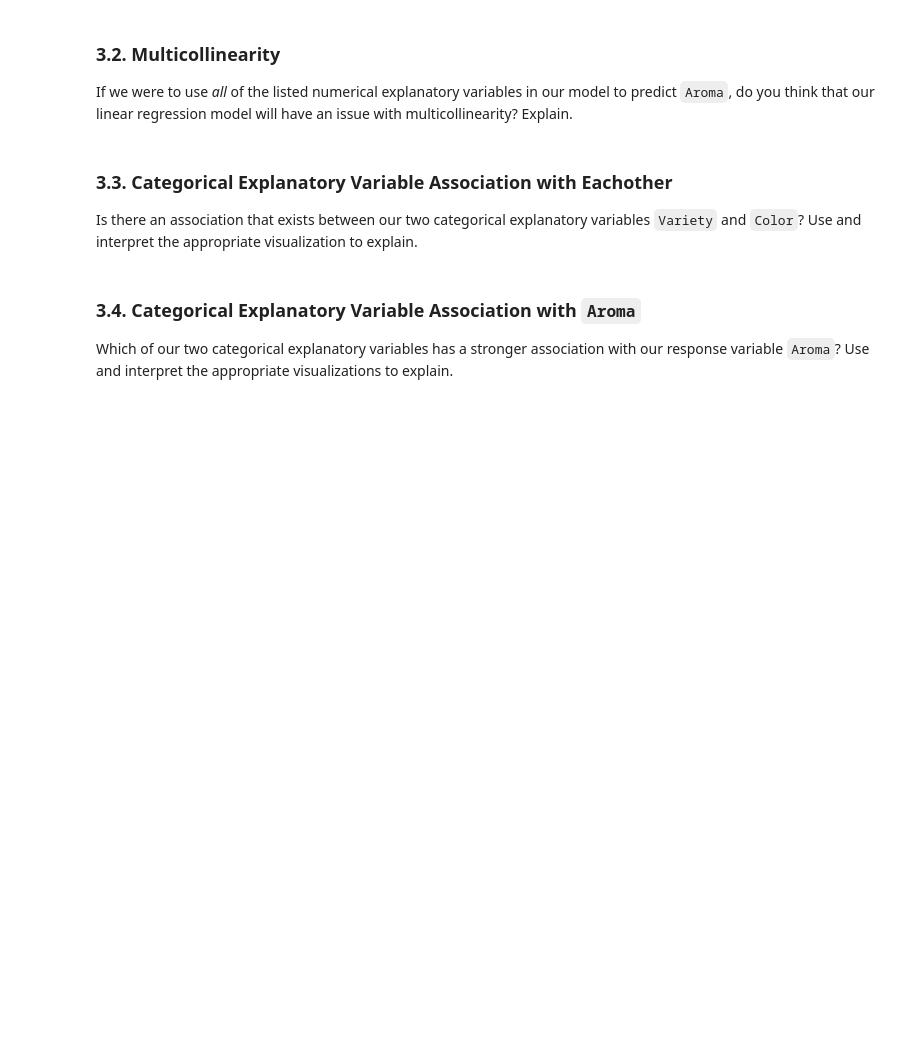
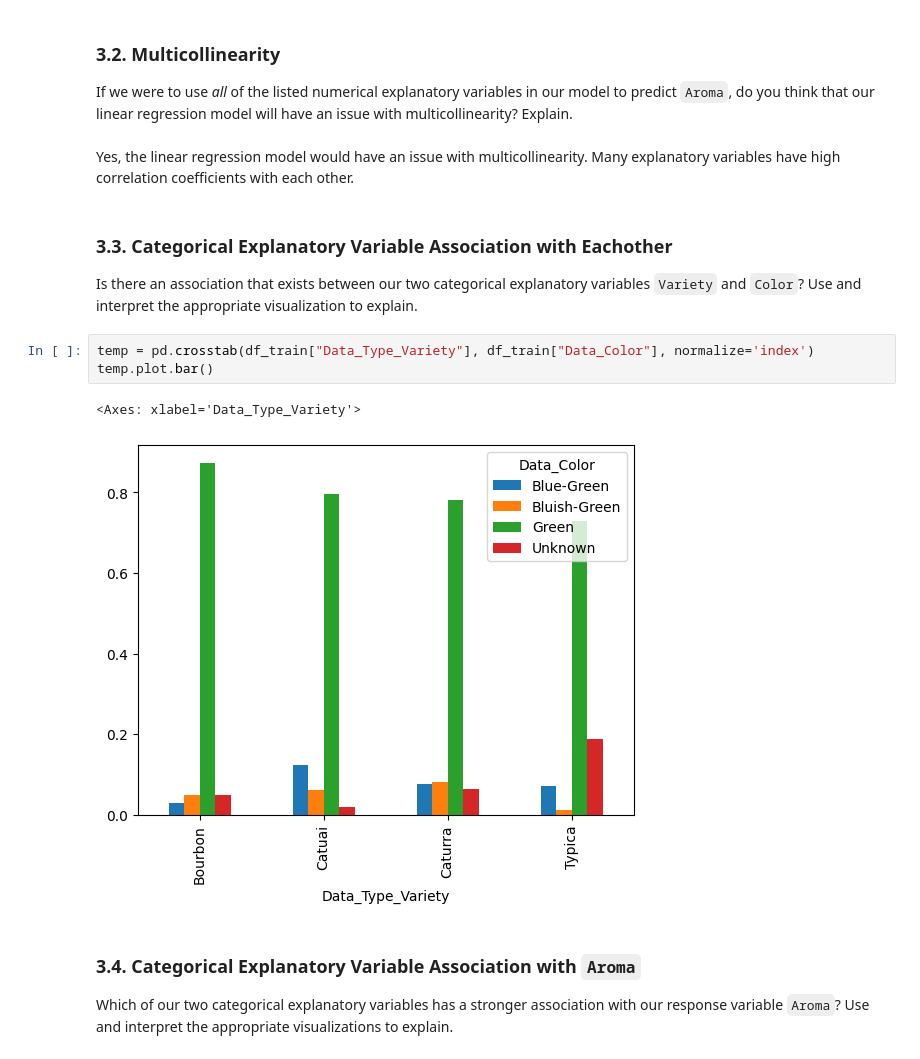
Before and after one commit to ryguy2k4/stat207, a Jupyter notebook: lab_05/lab_05_individual.ipynb, the cells around one changed output. Drawn from its saved outputs; the diff is of its cells as text; blank space fills up the shorter version.

```diff
--- a/lab_05/lab_05_individual.ipynb
+++ b/lab_05/lab_05_individual.ipynb
@@ -218,10 +291,18 @@ Before fitting our linear regression models, let's perform the following relevan
 ### 3.2. Multicollinearity
 
 If we were to use *all* of the listed numerical explanatory variables in our model to predict `Aroma`, do you think that our linear regression model will have an issue with multicollinearity? Explain.
+# %% [markdown]
+Yes, the linear regression model would have an issue with multicollinearity. Many explanatory variables have high correlation coefficients with each other.
 # %% [markdown]
 ### 3.3. Categorical Explanatory Variable Association with Eachother
 
 Is there an association that exists between our two categorical explanatory variables `Variety` and `Color`? Use and interpret the appropriate visualization to explain.
+# %%
+temp = pd.crosstab(df_train["Data_Type_Variety"], df_train["Data_Color"], normalize='index')
+temp.plot.bar()
+# %% [output]
+<Axes: xlabel='Data_Type_Variety'>
+[figure, added]
 # %% [markdown]
 ### 3.4. Categorical Explanatory Variable Association with `Aroma`
 
```
Also changed, not shown: parts of 14 cells of this notebook, 1 other file.
